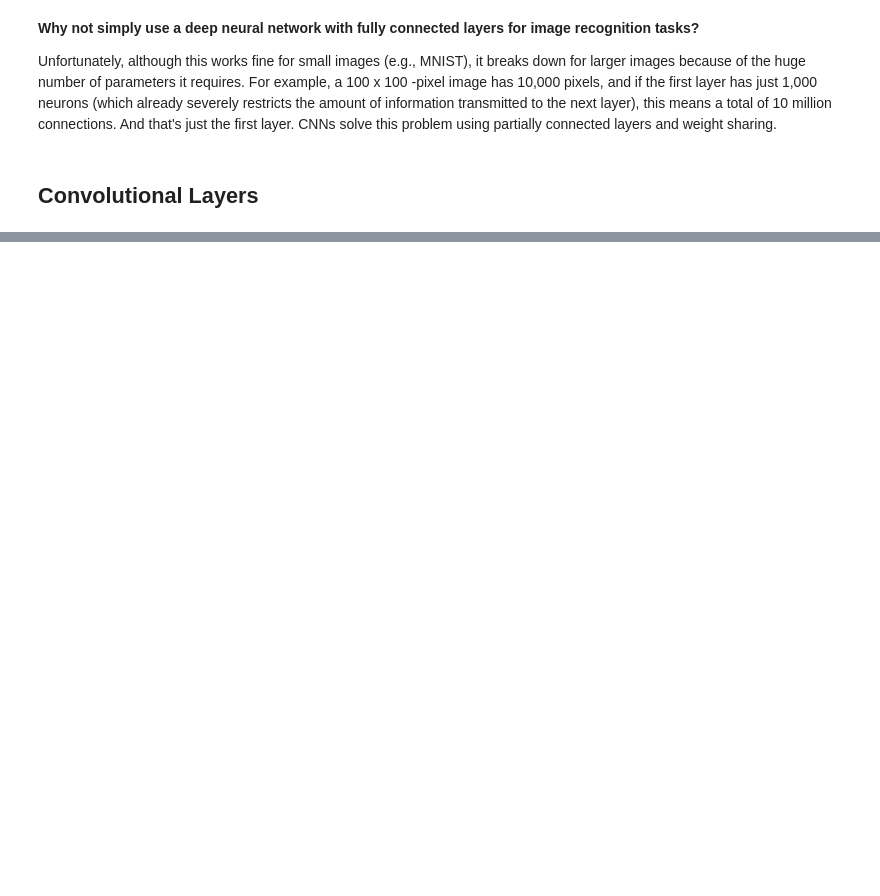
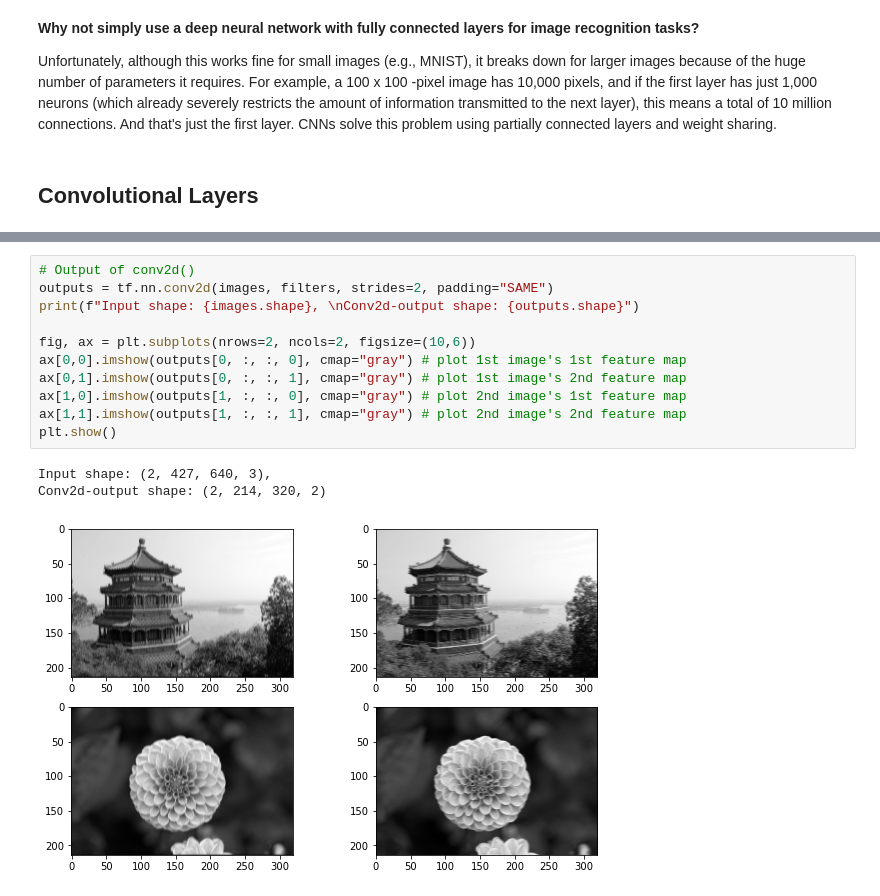
Before and after one commit to jigarparekh279/Machine_Learning_Python, a Jupyter notebook: 8_DL_04_TensorFlow_for_DL_CNN.ipynb, the cells around one changed output, grey strips where cells are left out. Drawn from its saved outputs; the diff is of its cells as text; blank space fills up the shorter version.

```diff
--- a/8_DL_04_TensorFlow_for_DL_CNN.ipynb
+++ b/8_DL_04_TensorFlow_for_DL_CNN.ipynb
@@ -32,0 +81,15 @@ Now if all neurons in a layer use the same vertical line filter (and the same bi
+# %%
+# Output of conv2d()
+outputs = tf.nn.conv2d(images, filters, strides=2, padding="SAME")
+print(f"Input shape: {images.shape}, \nConv2d-output shape: {outputs.shape}")
+
+fig, ax = plt.subplots(nrows=2, ncols=2, figsize=(10,6))
+ax[0,0].imshow(outputs[0, :, :, 0], cmap="gray") # plot 1st image's 1st feature map
+ax[0,1].imshow(outputs[0, :, :, 1], cmap="gray") # plot 1st image's 2nd feature map
+ax[1,0].imshow(outputs[1, :, :, 0], cmap="gray") # plot 2nd image's 1st feature map
+ax[1,1].imshow(outputs[1, :, :, 1], cmap="gray") # plot 2nd image's 2nd feature map
+plt.show()
+# %% [output]
+Input shape: (2, 427, 640, 3),
+Conv2d-output shape: (2, 214, 320, 2)
+[figure, added]
```
Also changed, not shown: parts of 21 cells of this notebook, 15 other files.
